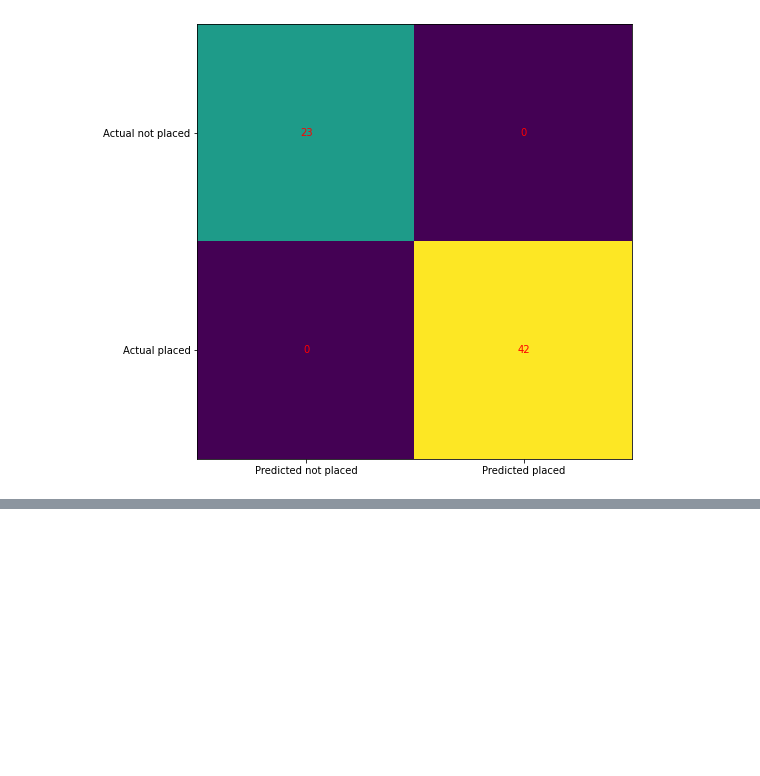
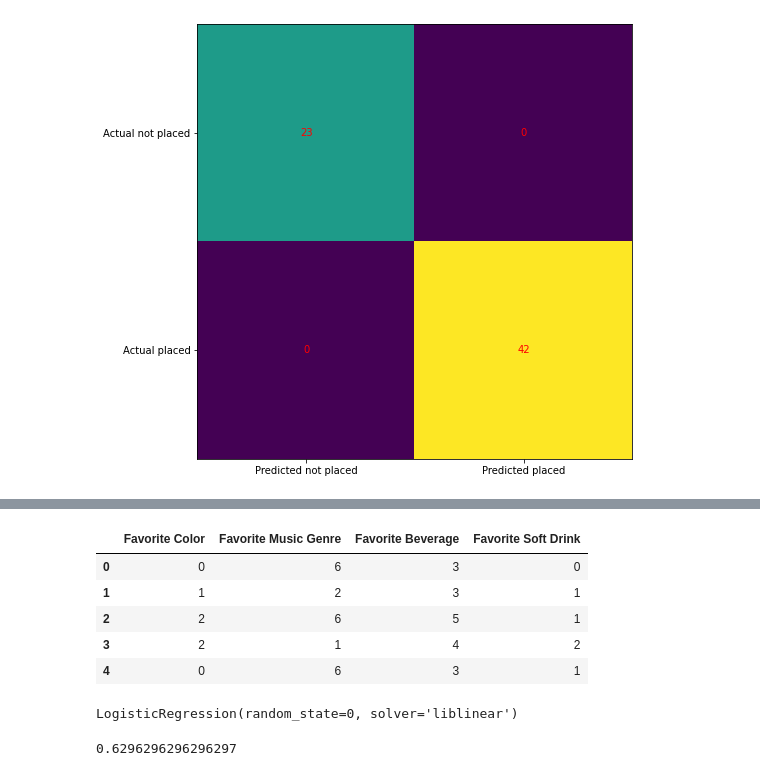
Before and after one commit to martanunesdea/machine_intelligence, a Jupyter notebook: binary-classification.ipynb, the cells around one changed output, grey strips where cells are left out. Cells and saved outputs as stored; diff of their text form; code cells hidden in the pictures; blank space fills up the shorter version.

```diff
--- a/binary-classification.ipynb
+++ b/binary-classification.ipynb
@@ -166,0 +199,22 @@ plt.show()
+# %%
+y = df['Gender']
+X = df.drop(['Gender'], axis = 1, inplace = False)
+X.head()
+# %% [output]
+|  | Favorite Color | Favorite Music Genre | Favorite Beverage | Favorite Soft Drink |
+| 0 | 0 | 6 | 3 | 0 |
+| 1 | 1 | 2 | 3 | 1 |
+| 2 | 2 | 6 | 5 | 1 |
+| 3 | 2 | 1 | 4 | 2 |
+| 4 | 0 | 6 | 3 | 1 |
+# %%
+X_train,X_test,y_train,y_test = train_test_split(X, y, test_size=0.4)
+model = LogisticRegression(solver='liblinear', random_state=0)
+model.fit(X_train, y_train)
+# %% [output]
+LogisticRegression(random_state=0, solver='liblinear')
+# %%
+y_pred = model.predict(X_test)
+model.score(X_test, y_test)
+# %% [output]
+0.6296296296296297
```
Also changed, not shown: parts of 7 cells of this notebook, 3 other files.
